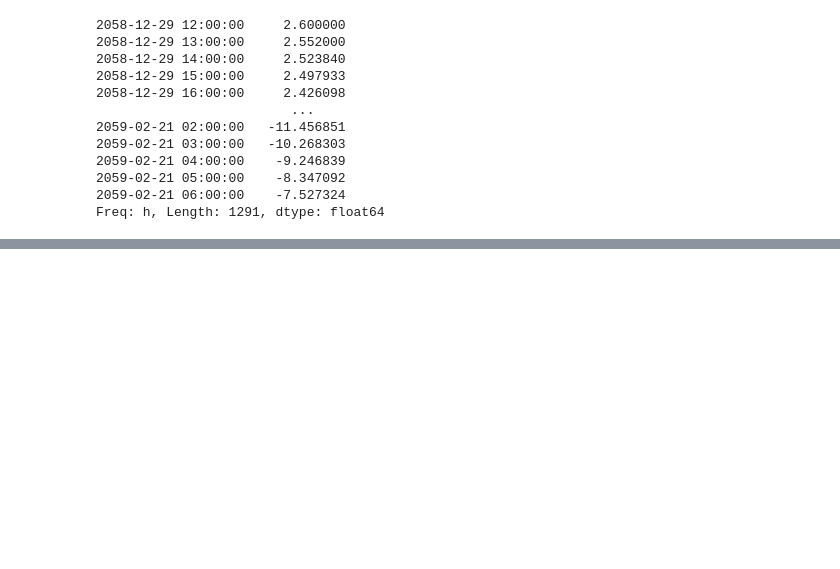
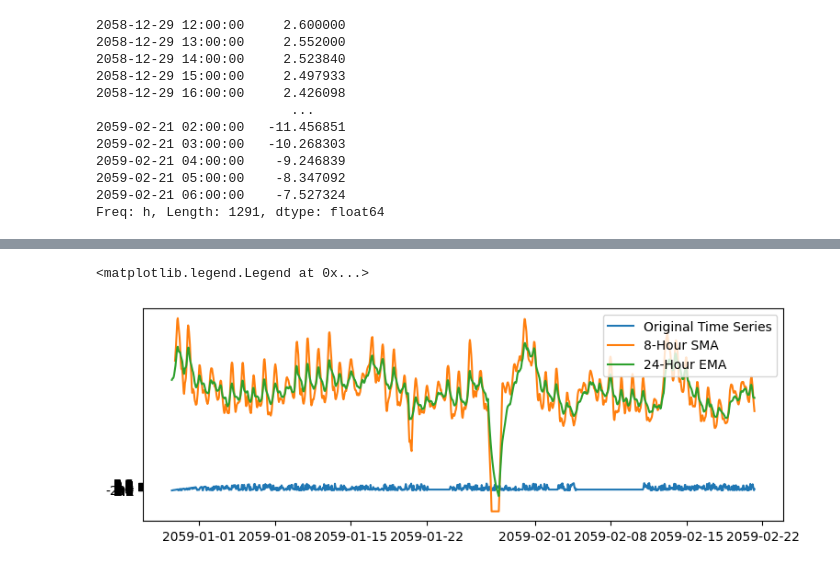
Before and after one commit to owuordickson/t-graank, a Jupyter notebook: analysis/timeseries_analysis.ipynb, the cells around one changed output, grey strips where cells are left out. Saved outputs shown, nothing was run; the diff lists cells and outputs as text; code cells hidden in the pictures; blank space fills up the shorter version.

```diff
--- a/analysis/timeseries_analysis.ipynb
+++ b/analysis/timeseries_analysis.ipynb
@@ -281,0 +313,12 @@ plt.legend()
+# %%
+# Plotting the Moving Averages
+
+plt.figure(figsize=(9, 3))
+plt.plot(ts_1, label='Original Time Series')
+#plt.plot(ts_3, label='Original Time Series')
+plt.plot(sma3, label=f'{sma_window}-Hour SMA')
+plt.plot(ema3, label=f'{ema_window}-Hour EMA')
+plt.legend()
+# %% [output]
+<matplotlib.legend.Legend at 0x...>
+[figure, added]
```
Also changed, not shown: parts of 10 cells of this notebook.
